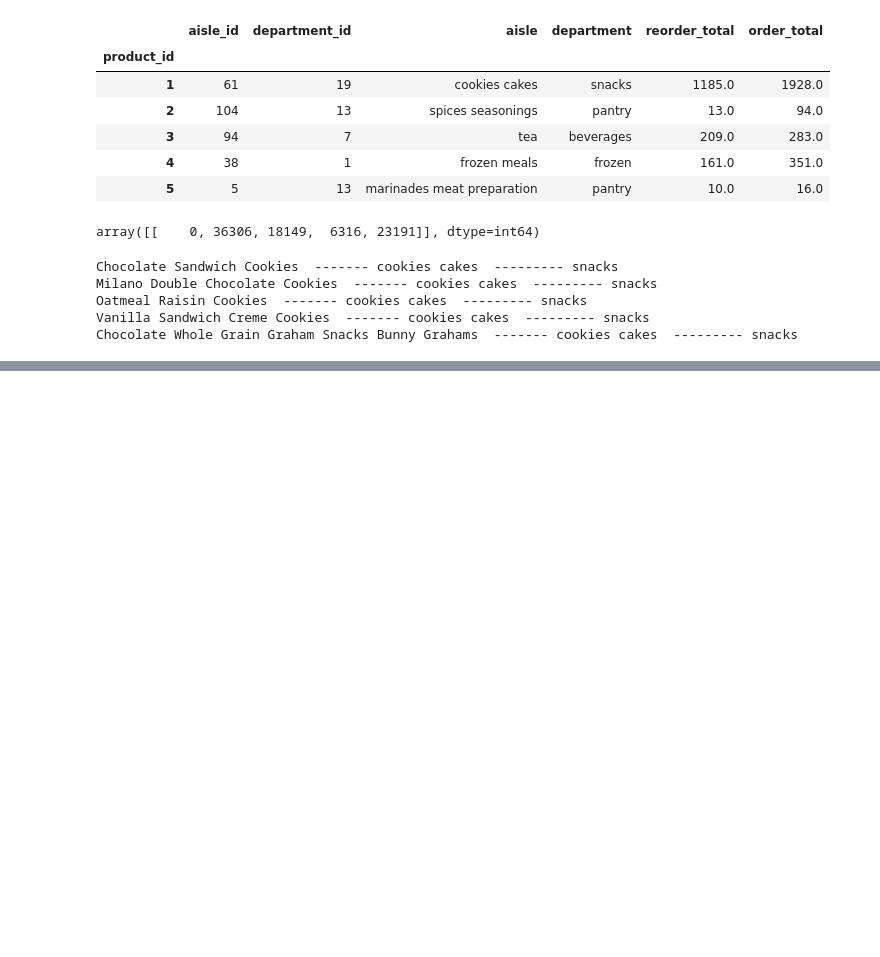
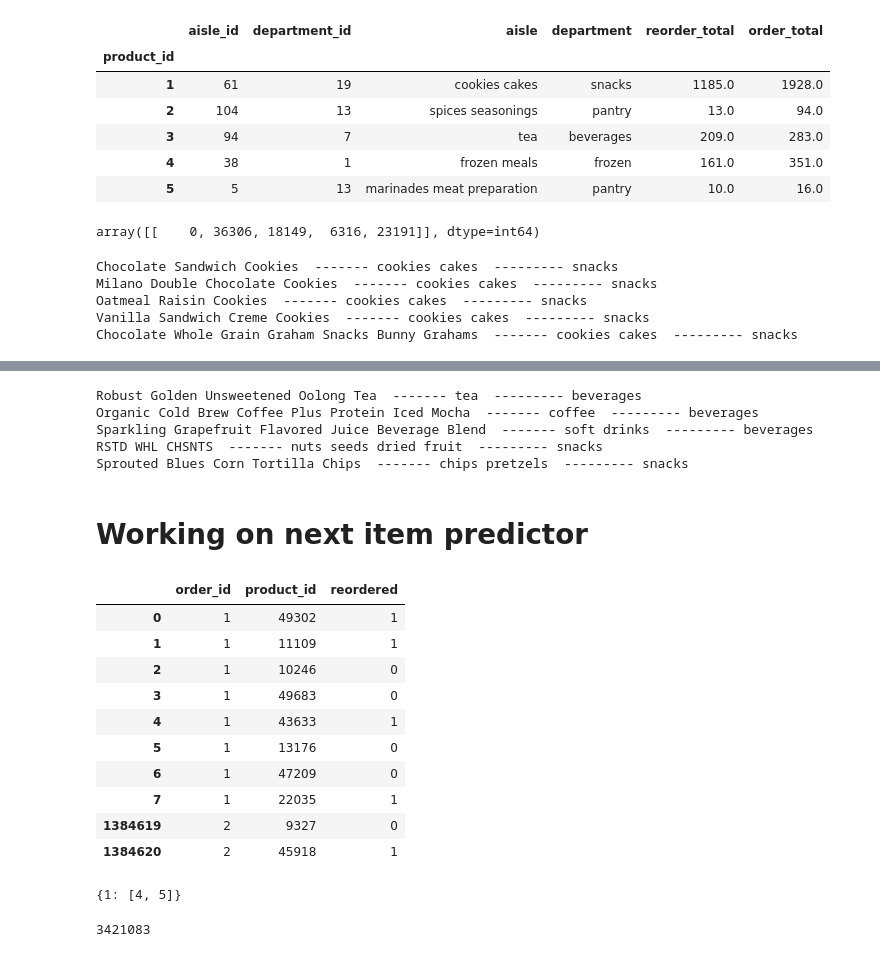
Before and after one commit to isfar12/Machine-Learning, a Jupyter notebook: Grocery_Store_EDA/EDA.ipynb, the cells around one changed output, grey strips where cells are left out. Drawn from its saved outputs; the diff is of its cells as text; code cells hidden in the pictures; blank space fills up the shorter version.

```diff
--- a/Grocery_Store_EDA/EDA.ipynb
+++ b/Grocery_Store_EDA/EDA.ipynb
@@ -344,0 +381,38 @@ dataframe.shape
+# %%
+suggest_item("Robust Golden Unsweetened Oolong Tea")
+# %% [output]
+Robust Golden Unsweetened Oolong Tea  ------- tea  --------- beverages
+Organic Cold Brew Coffee Plus Protein Iced Mocha  ------- coffee  --------- beverages
+Sparkling Grapefruit Flavored Juice Beverage Blend  ------- soft drinks  --------- beverages
+RSTD WHL CHSNTS  ------- nuts seeds dried fruit  --------- snacks
+Sprouted Blues Corn Tortilla Chips  ------- chips pretzels  --------- snacks
+# %% [markdown]
+# Working on next item predictor
+# %%
+order_full_detail.sort_values(by="order_id",inplace=True)
+order_full_detail.head(10)
+# %% [output]
+|  | order_id | product_id | reordered |
+| 0 | 1 | 49302 | 1 |
+| 1 | 1 | 11109 | 1 |
+| 2 | 1 | 10246 | 0 |
+| 3 | 1 | 49683 | 0 |
+| 4 | 1 | 43633 | 1 |
+| 5 | 1 | 13176 | 0 |
+| 6 | 1 | 47209 | 0 |
+| 7 | 1 | 22035 | 1 |
+| 1384619 | 2 | 9327 | 0 |
+| 1384620 | 2 | 45918 | 1 |
+# %%
+dictionary={
+    1:list()
+}
+dictionary[1].append(4)
+dictionary[1].append(5)
+dictionary
+# %% [output]
+{1: [4, 5]}
+# %%
+order_full_detail.order_id.max()
+# %% [output]
+3421083
```
Also changed, not shown: parts of 15 cells of this notebook, 1 other file.
